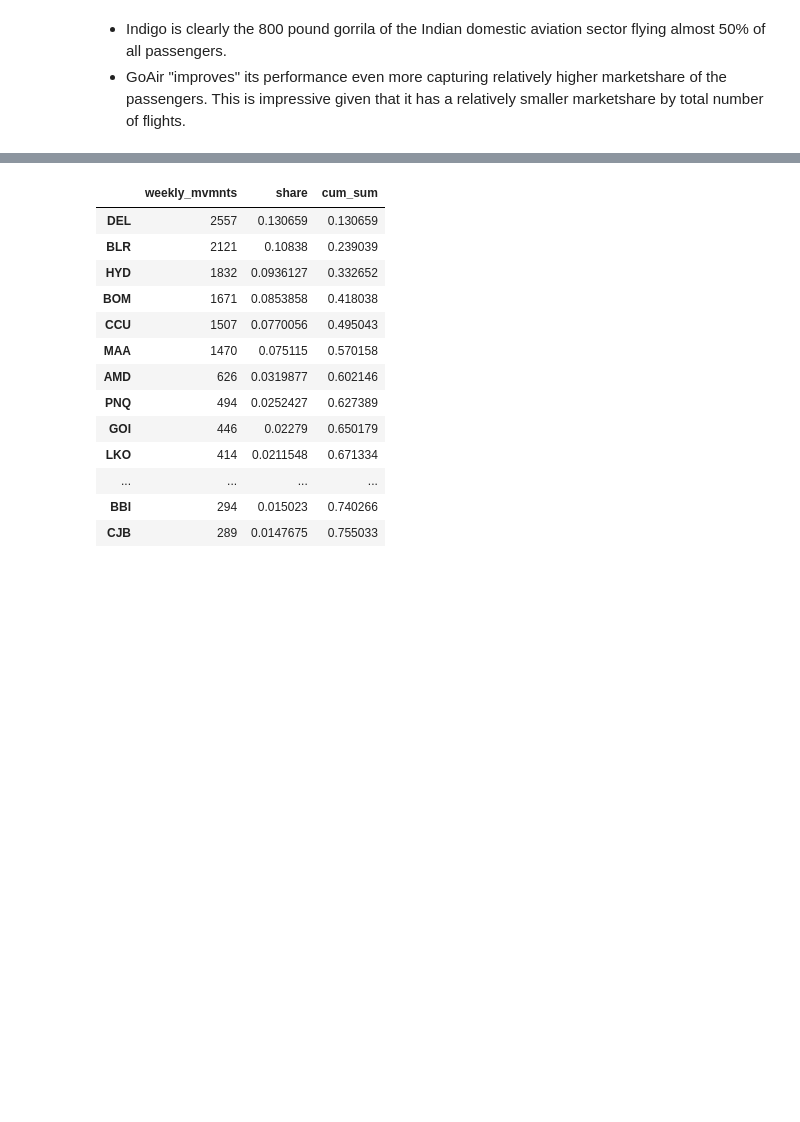
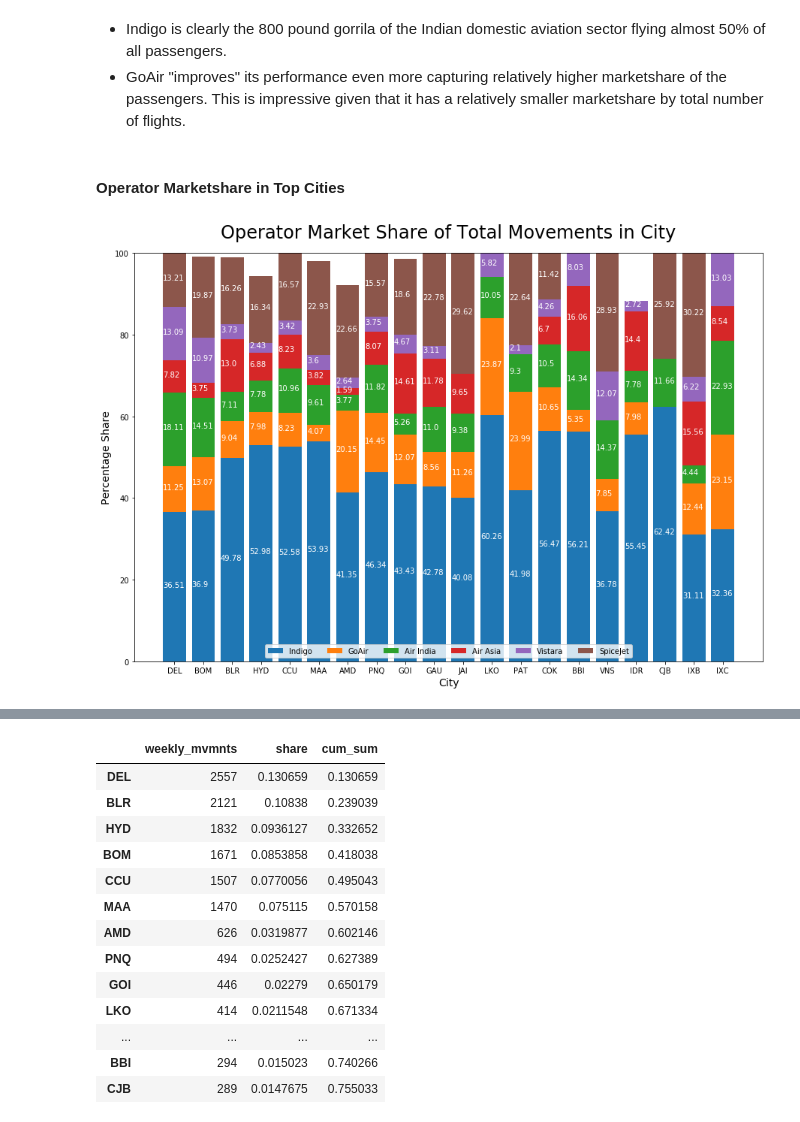
Before and after one commit to sanjeevgadre/Portfolio-Airport-Traffic, a Jupyter notebook: operator-movement-analysis.ipynb, the cells around one changed output, grey strips where cells are left out. Drawn from its saved outputs; the diff is of its cells as text; code cells hidden in the pictures; blank space fills up the shorter version.

```diff
--- a/operator-movement-analysis.ipynb
+++ b/operator-movement-analysis.ipynb
@@ -129,3 +135,48 @@ plt.show()
     <li>Indigo is clearly the 800 pound gorrila of the Indian domestic aviation sector flying almost 50% of all passengers.
     <li>GoAir "improves" its performance even more capturing relatively higher marketshare of the passengers. This is impressive given that it has a relatively smaller marketshare by total number of flights.
 </ul>
+# %% [markdown]
+#### Operator Marketshare in Top Cities
+# %%
+top_cities = ['DEL', 'BOM', 'BLR', 'HYD', 'CCU', 'MAA', 'AMD', 'PNQ', 'GOI', 'GAU', 'JAI', 'LKO', 'PAT',
+              'COK', 'BBI', 'VNS', 'IDR', 'CJB', 'IXB', 'IXC']
+
+df_city_share = pd.DataFrame(data = None, index = codes_to_carrier.keys(), columns = top_cities)
+
+for city in top_cities:
+    df = pd.DataFrame(data = None, index = codes_to_carrier.keys(), columns = ['weekly_flights', 'mkt_share'])
+    n_city_flights = dat.query('`from` == @city | to == @city')['weekly_flights'].sum()
+    for operator in operators:
+        op_flights = dat.query('(operator == @operator) & (`from` == @city | to == @city)')['weekly_flights'].sum()
+        df.loc[df.index == operator, 'weekly_flights'] = op_flights
+        df.loc[df.index == operator, 'mkt_share'] = round(op_flights/n_city_flights, 4)
+
+    df_city_share[city] = df['mkt_share']
+
+df_city_share.at['AI'] = df_city_share[(df_city_share.index == 'AI') |
+                                       (df_city_share.index == 'AAS')].sum(axis = 0) # Combining AI and AAS
+df_city_share = df_city_share.drop(index = ['AAS', 'TRJ', 'OG'])
+
+plt.figure(figsize = (15, 10))
+n_col = 3
+n_row = np.ceil(len(top_cities)/n_col)
+
+y_offset = np.zeros(len(df_city_share.columns))
+
+for operator in df_city_share.index:
+    y = np.array(df_city_share.iloc[df_city_share.index == operator, :])[0]*100
+    plt.bar(df_city_share.columns, y, label = codes_to_carrier[operator], bottom = y_offset)
+    for i, v in enumerate(y):
+        if v == 0: v_lab = ''           #if v == 0, then suppress it from being shown on the graph
+        else: v_lab = str(round(v, 2))
+        plt.text(i - 0.4, y_offset[i] + v/2, v_lab, color = 'white')
+
+    y_offset = y_offset + y
+
+plt.ylabel('Percentage Share', fontdict = {'fontsize': 14})
+plt.xlabel('City', fontdict = {'fontsize': 14})
+plt.title('Operator Market Share of Total Movements in City', fontdict = {'fontsize': 24}, pad = 20)
+plt.legend(loc = 'lower center', ncol = len(df_city_share.index))
+plt.show()
+# %% [output]
+[figure, added]
```
Also changed, not shown: parts of 11 cells of this notebook.
